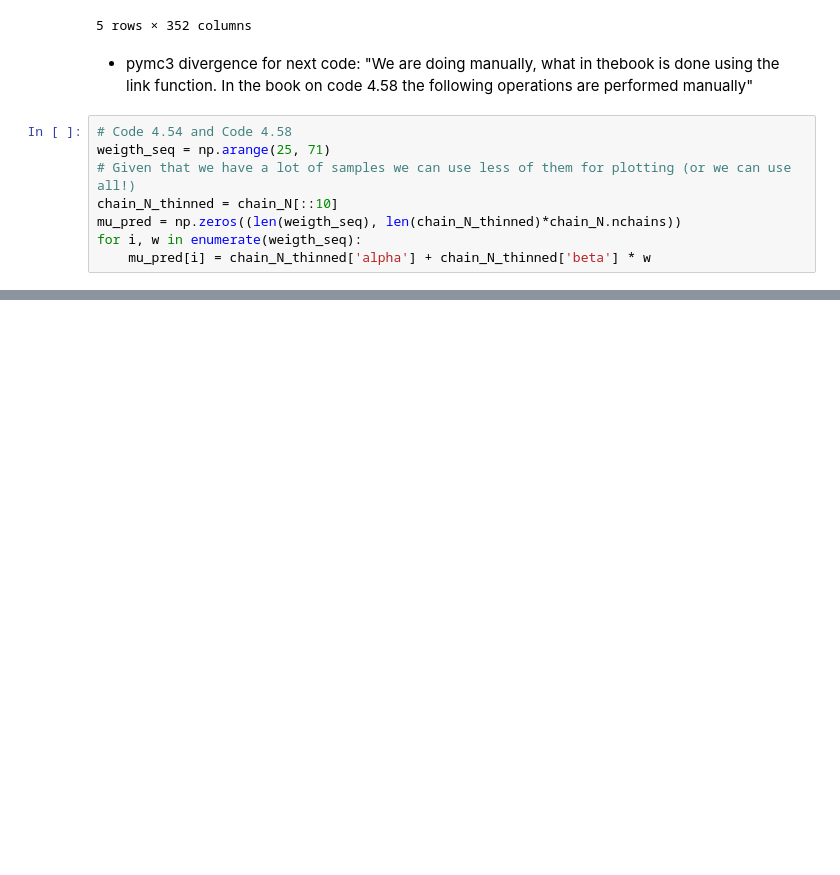
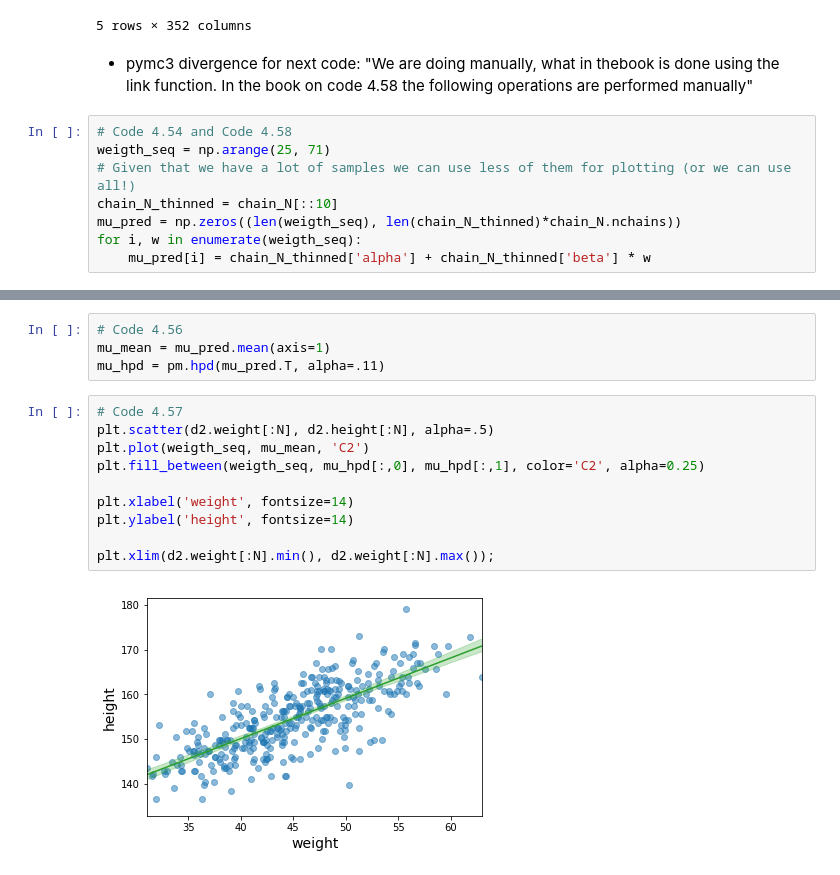
Before and after one commit to nwweber/statistical_rethinking, a Jupyter notebook: chapter_04_linear_models.ipynb, the cells around one changed output, grey strips where cells are left out. Saved outputs shown, nothing was run; the diff lists cells and outputs as text; blank space fills up the shorter version.

```diff
--- a/chapter_04_linear_models.ipynb
+++ b/chapter_04_linear_models.ipynb
@@ -714,0 +726,16 @@ for i, w in enumerate(weigth_seq):
+# %%
+# Code 4.56
+mu_mean = mu_pred.mean(axis=1)
+mu_hpd = pm.hpd(mu_pred.T, alpha=.11)
+# %%
+# Code 4.57
+plt.scatter(d2.weight[:N], d2.height[:N], alpha=.5)
+plt.plot(weigth_seq, mu_mean, 'C2')
+plt.fill_between(weigth_seq, mu_hpd[:,0], mu_hpd[:,1], color='C2', alpha=0.25)
+
+plt.xlabel('weight', fontsize=14)
+plt.ylabel('height', fontsize=14)
+
+plt.xlim(d2.weight[:N].min(), d2.weight[:N].max());
+# %% [output]
+[figure, added]
```
Also changed, not shown: parts of 13 cells of this notebook.
